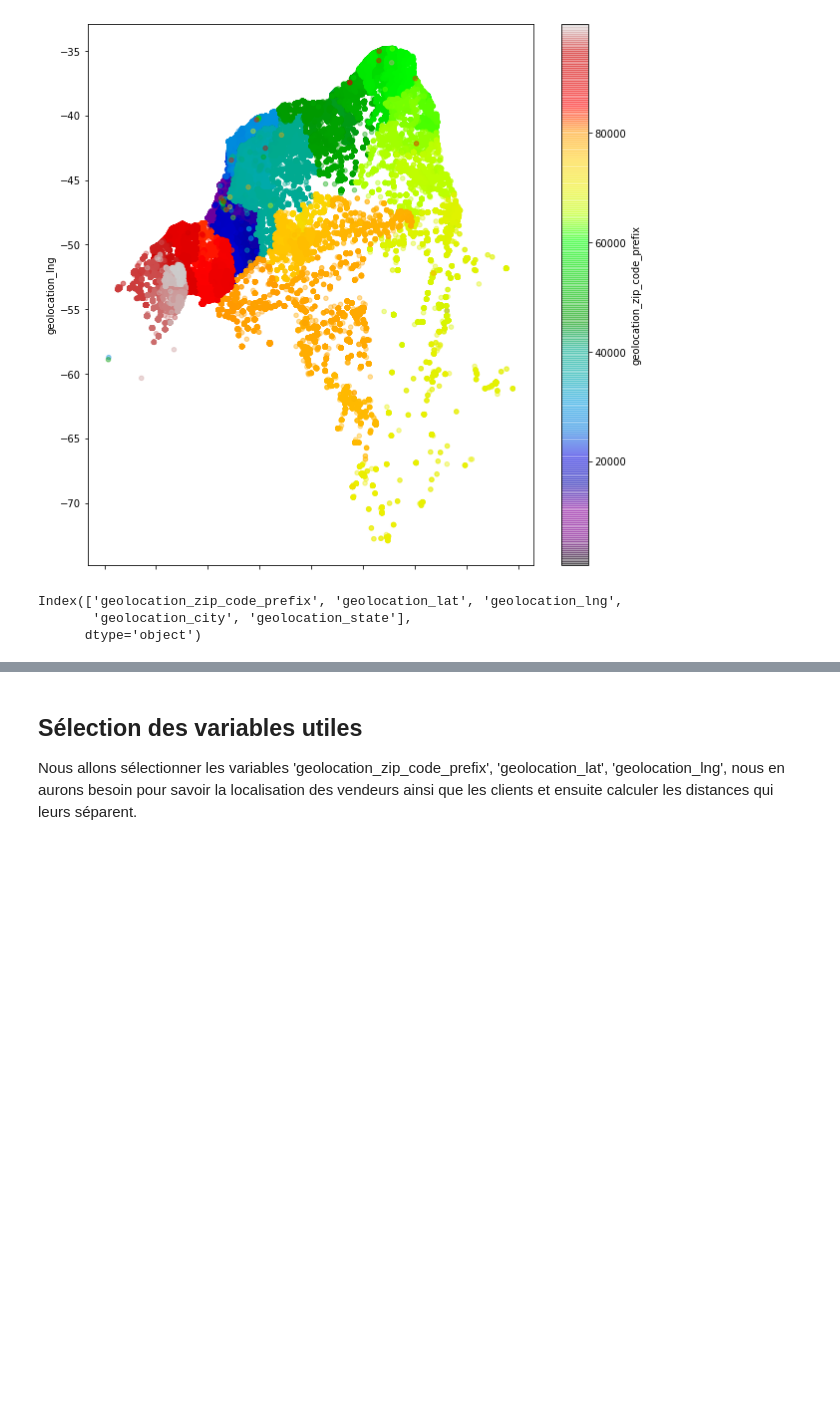
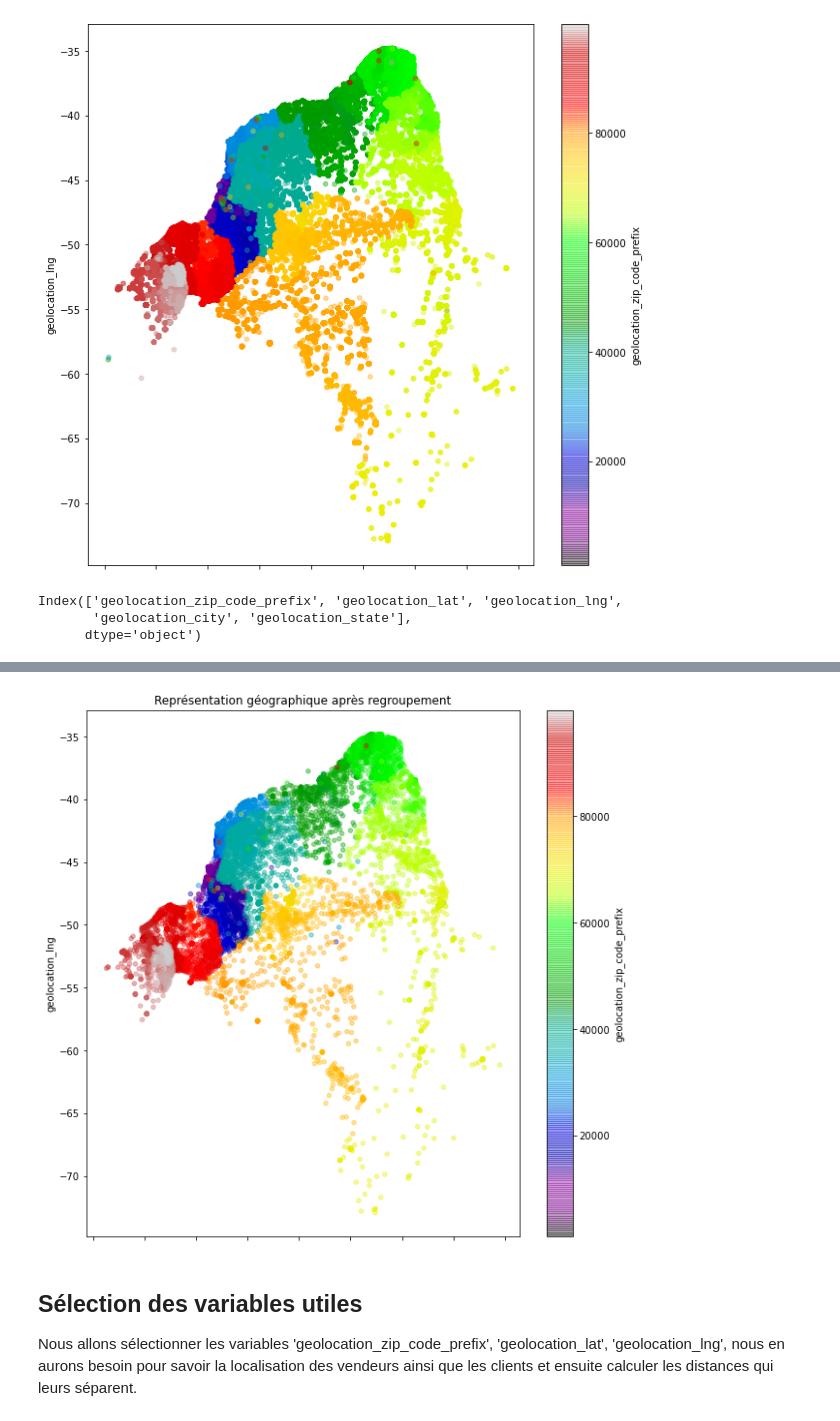
Before and after one commit to Soumaya-kh/POlist, a Jupyter notebook: POLIST_01_notebookanalyse.ipynb, the cells around one changed output, grey strips where cells are left out. Saved outputs shown, nothing was run; the diff lists cells and outputs as text; code cells hidden in the pictures; blank space fills up the shorter version.

```diff
--- a/POLIST_01_notebookanalyse.ipynb
+++ b/POLIST_01_notebookanalyse.ipynb
@@ -110,3 +110,8 @@ geo.columns
 Index(['geolocation_zip_code_prefix', 'geolocation_lat', 'geolocation_lng',
        'geolocation_city', 'geolocation_state'],
       dtype='object')
+# %%
+geo.drop(columns=['geolocation_city', 'geolocation_state'], inplace=True)
+# %%
+geo = geo.groupby(['geolocation_zip_code_prefix'], as_index = False).agg({'geolocation_lat': 'mean',
+                                                                          'geolocation_lng': 'mean'})
@@ -113,3 +134,11 @@ Index(['geolocation_zip_code_prefix', 'geolocation_lat', 'geolocation_lng',
+# %%
+geo.plot(kind="scatter", x="geolocation_lat", y="geolocation_lng",
+         alpha=0.4, c="geolocation_zip_code_prefix",
+         cmap='nipy_spectral', colorbar=True, figsize=(10, 10))
+plt.title('Représentation géographique après regroupement')
+plt.show()
+# %% [output]
+[figure, added]
 # %% [markdown]
 ## **Sélection des variables utiles**
 Nous allons sélectionner les variables 'geolocation_zip_code_prefix', 'geolocation_lat', 'geolocation_lng', nous en aurons besoin pour savoir la localisation des vendeurs ainsi que les clients et ensuite calculer les distances qui leurs séparent.
```
Also changed, not shown: parts of 115 cells of this notebook.
